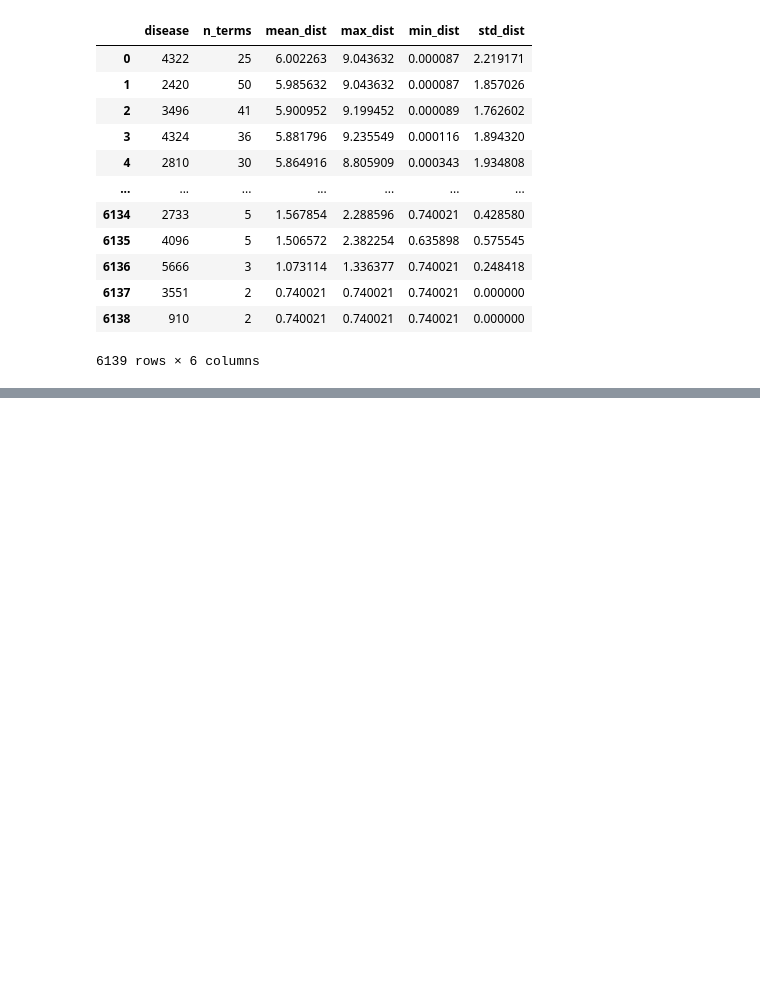
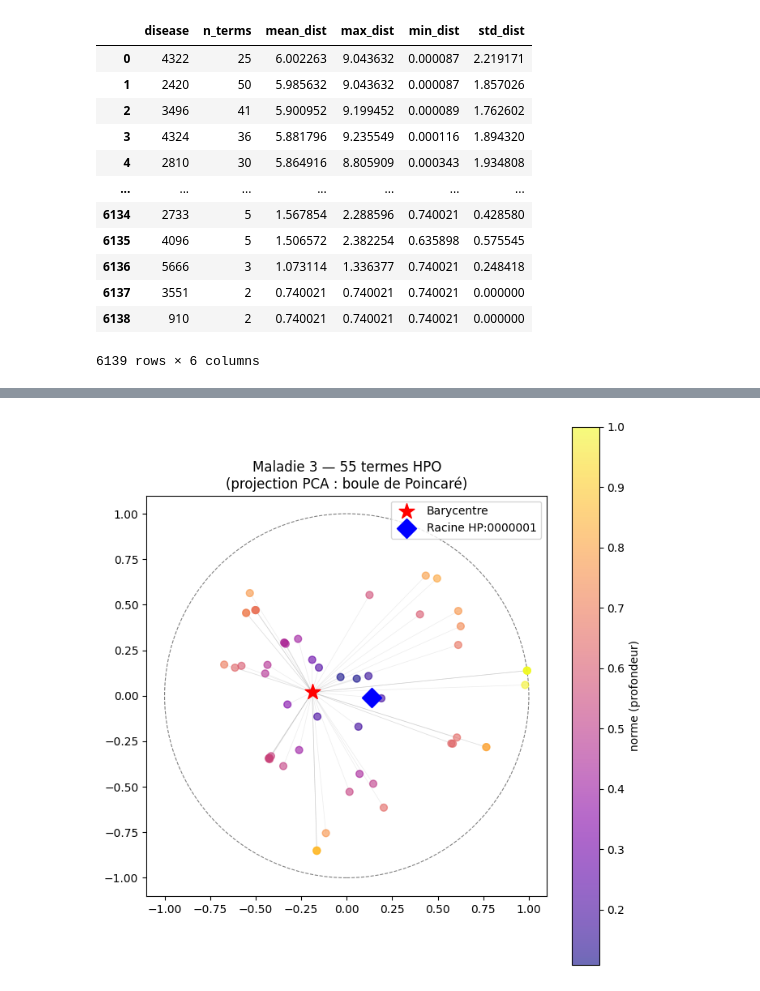
Before and after one commit to averniere/OT_simulation_maladies, a Jupyter notebook: Embeddings/test.ipynb, the cells around one changed output, grey strips where cells are left out. Cells and saved outputs as stored; diff of their text form; code cells hidden in the pictures; blank space fills up the shorter version.

Commit message:
calcul des barycentres et visualisations

```diff
--- a/Embeddings/test.ipynb
+++ b/Embeddings/test.ipynb
@@ -577,4 +584,11 @@ def compute_disease_barycenters(profils_omim,node2id, deprecated=deprecated, wei
     return profils_omim
 # %%
 profils_test = profils_omim.copy()
-profils_omim = compute_disease_barycenters(profils_test, node2id_w)
+profils_test = compute_disease_barycenters(profils_test, node2id_w)
+# %%
+inv_weights = {t: 1/w for t, w in weights.items()}
+profils_test_weight = profils_omim.copy()
+profils_test_weight = compute_disease_barycenters(profils_test_weight, node2id_w, deprecated, inv_weights)
+# %%
+profils_test_norm = profils_omim.copy()
+profils_test_norm = compute_disease_barycenters(profils_test_norm, node2id_w, deprecated, weights=inv_weights, normalize=True)
@@ -580,0 +633,74 @@ profils_omim = compute_disease_barycenters(profils_test, node2id_w)
+# %%
+import matplotlib.pyplot as plt
+import matplotlib.patches as patches
+from sklearn.decomposition import PCA
+
+def visualize_barycenter(profils_omim, node2id, deprecated, weights=None, disease_id=3):
+    model.eval()
+    W = model.weight.detach().cpu().numpy()
+
+    row = profils_omim.loc[disease_id]
+    hpo_cols = [col for col in profils_omim.columns if col.startswith('HP:')]
+    active = [col for col in hpo_cols if row[col] == 1 and deprecated.get(col, col) in node2id]
+
+    embs = np.stack([W[node2id[deprecated.get(t, t)]] for t in active])
+    bary = row['barycenter']
+    root = W[node2id['HP:0000001']]
+
+    # PCA dans l'espace ambiant sur les termes actifs + barycentre + racine
+    all_points = np.vstack([embs, bary, root])
+    pca = PCA(n_components=2)
+    projected = pca.fit_transform(all_points)
+
+    embs_2d = projected[:-2]
+    bary_2d = projected[-2]
+    root_2d = projected[-1]
+
+    # Normaliser pour rester dans la boule unité visuellement
+    max_norm = np.linalg.norm(projected, axis=1).max()
+    embs_2d = embs_2d / max_norm
+    bary_2d = bary_2d / max_norm
+    root_2d = root_2d / max_norm
+
+    # Poids pour la taille des points
+    if weights is not None:
+        sizes = np.array([weights.get(deprecated.get(t, t), 1e-4) for t in active])
+        sizes = 20 + 200 * (sizes - sizes.min()) / (sizes.max() - sizes.min() + 1e-10)
+    else:
+        sizes = np.full(len(active), 40)
+
+    fig, ax = plt.subplots(figsize=(7, 7))
+
+    # Boule de Poincaré
+    circle = plt.Circle((0, 0), 1, color='gray', fill=False, linestyle='--', linewidth=0.8)
+    ax.add_patch(circle)
+
+    # Termes actifs
+    sc = ax.scatter(embs_2d[:, 0], embs_2d[:, 1], s=sizes, alpha=0.6,
+                    c=np.linalg.norm(embs_2d, axis=1), cmap='plasma', zorder=3)
+
+    # Lignes vers le barycentre
+    for pt in embs_2d:
+        ax.plot([pt[0], bary_2d[0]], [pt[1], bary_2d[1]],
+                color='gray', alpha=0.15, linewidth=0.5, zorder=2)
+
+    # Barycentre
+    ax.scatter(*bary_2d, s=200, c='red', marker='*', zorder=5, label='Barycentre')
+
+    # Racine
+    ax.scatter(*root_2d, s=150, c='blue', marker='D', zorder=5, label='Racine HP:0000001')
+
+    plt.colorbar(sc, ax=ax, label='norme (profondeur)')
+    ax.set_xlim(-1.1, 1.1)
+    ax.set_ylim(-1.1, 1.1)
+    ax.set_aspect('equal')
+    ax.legend()
+    ax.set_title(f"Maladie {disease_id} — {len(active)} termes HPO\n(projection PCA : boule de Poincaré)")
+    plt.tight_layout()
+    plt.show()
+
+visualize_barycenter(profils_test,node2id_w, deprecated)
+visualize_barycenter(profils_test_norm, node2id_w, deprecated, weights=inv_weights)
+visualize_barycenter(profils_test_weight, node2id_w, deprecated, weights=inv_weights)
+# %% [output]
+[figure, added]
```
Also changed, not shown: parts of 7 cells of this notebook, 1 other file.
